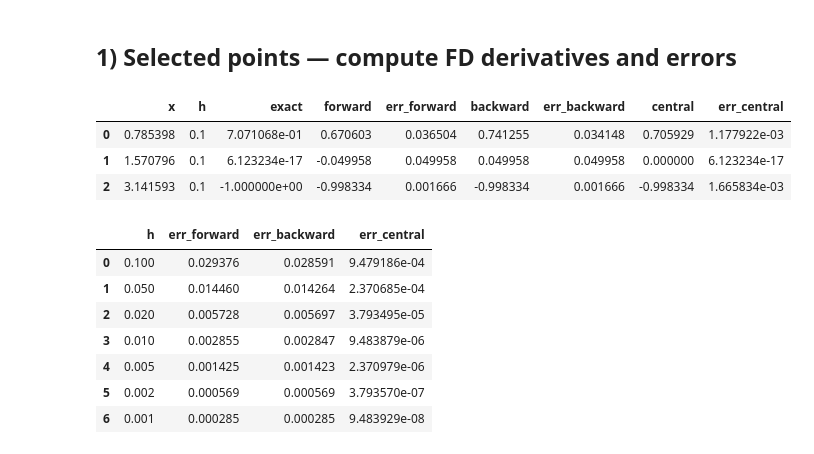
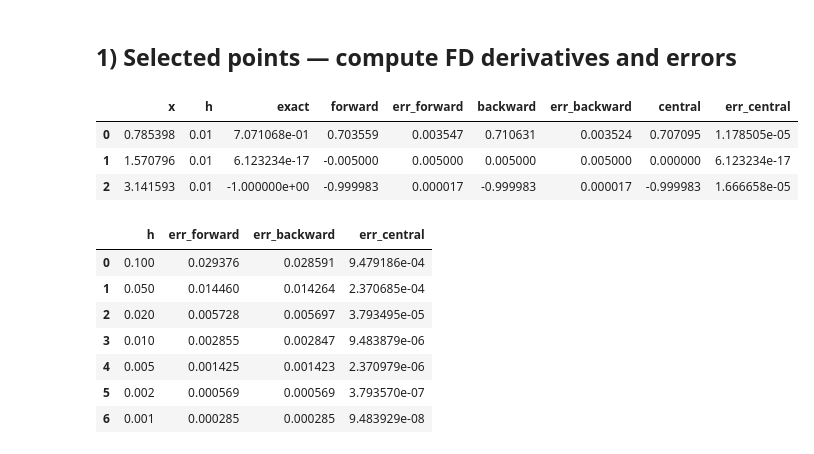
Before and after one commit to ce26d015-ChitritaBarman/assignment-1, a Jupyter notebook: Assignment_1_TODO.ipynb, the cells around one changed output. Cells and saved outputs as stored; diff of their text form; code cells hidden in the pictures.

```diff
--- a/Assignment_1_TODO.ipynb
+++ b/Assignment_1_TODO.ipynb
@@ -73,17 +73,17 @@ def slope_loglog(x, y):
 # %%
 # --------------------------------------------------------------
 # Tabular representation of the 1st Objective of the Assignment
 # --------------------------------------------------------------
-h = H_VALUES[0]
+h = H_VALUES[3]
 rows = evaluate_at_points(X_POINTS, h)
 import pandas as pd
 df = pd.DataFrame(rows)
 df
 # %% [output]
 |  | x | h | exact | forward | err_forward | backward | err_backward | central | err_central |
-| 0 | 0.785398 | 0.1 | 7.071068e-01 | 0.670603 | 0.036504 | 0.741255 | 0.034148 | 0.705929 | 1.177922e-03 |
-| 1 | 1.570796 | 0.1 | 6.123234e-17 | -0.049958 | 0.049958 | 0.049958 | 0.049958 | 0.000000 | 6.123234e-17 |
-| 2 | 3.141593 | 0.1 | -1.000000e+00 | -0.998334 | 0.001666 | -0.998334 | 0.001666 | -0.998334 | 1.665834e-03 |
+| 0 | 0.785398 | 0.01 | 7.071068e-01 | 0.703559 | 0.003547 | 0.710631 | 0.003524 | 0.707095 | 1.178505e-05 |
+| 1 | 1.570796 | 0.01 | 6.123234e-17 | -0.005000 | 0.005000 | 0.005000 | 0.005000 | 0.000000 | 6.123234e-17 |
+| 2 | 3.141593 | 0.01 | -1.000000e+00 | -0.999983 | 0.000017 | -0.999983 | 0.000017 | -0.999983 | 1.666658e-05 |
 # %%
 # --------------------------------------------------------------
 # Tabular representation of the 2nd Objective of the Assignment
```
